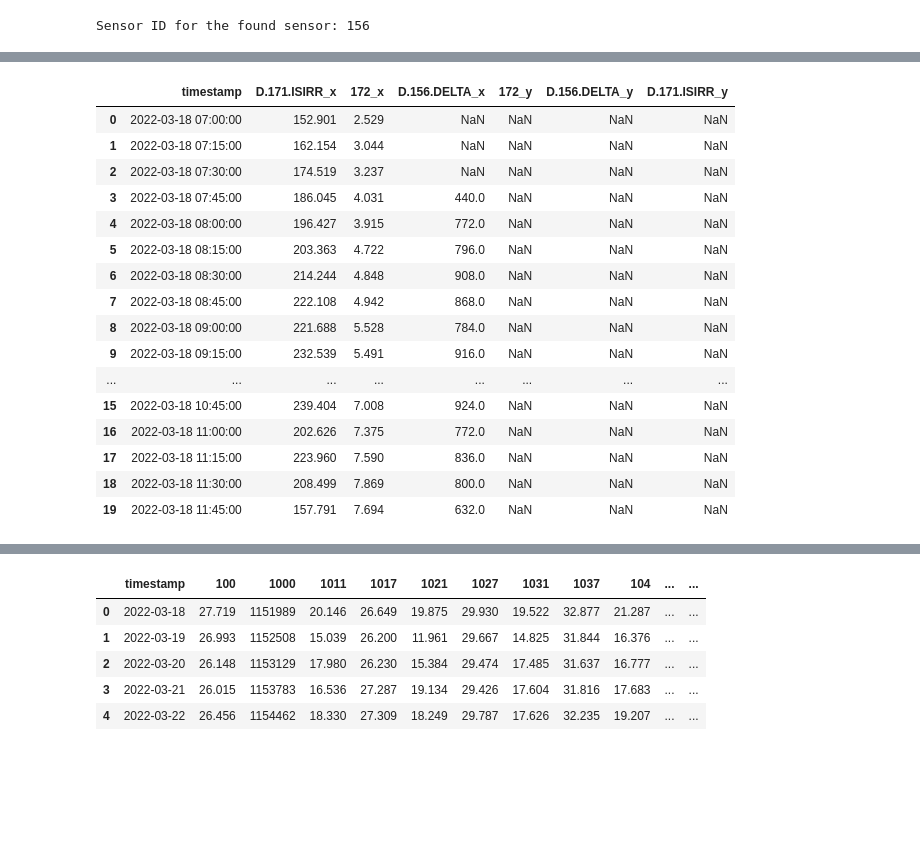
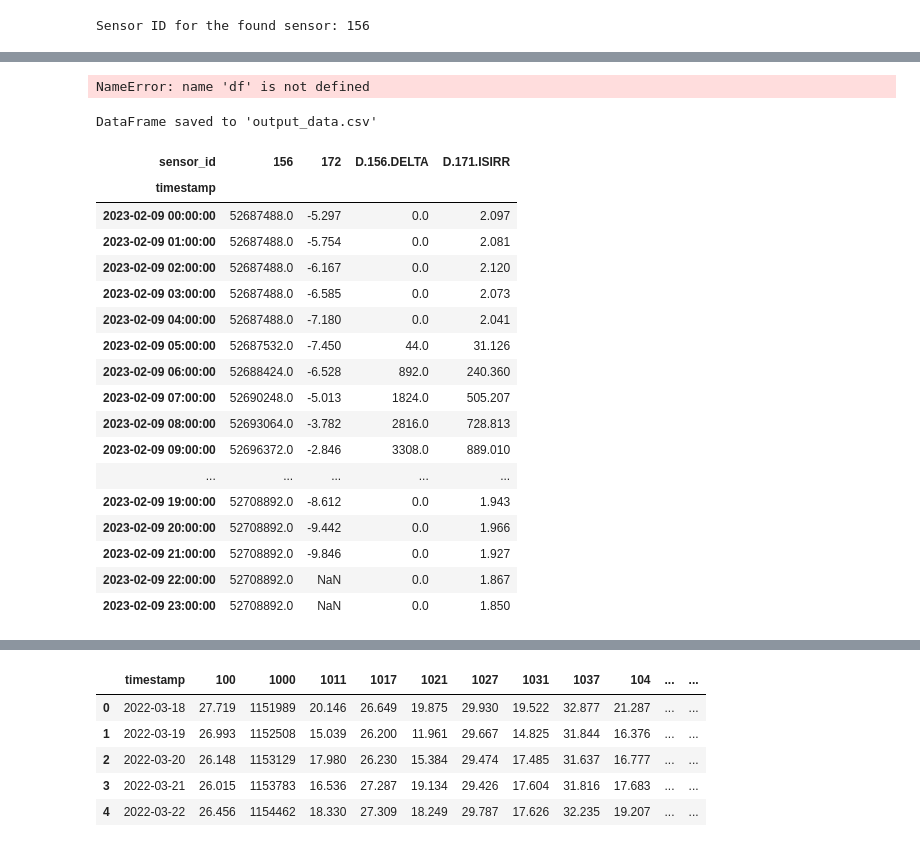
Before and after one commit to cmrafatg/auto-ml_Preprocessing, a Jupyter notebook: P1130.ipynb, the cells around one changed output, grey strips where cells are left out. Cells and saved outputs as stored; diff of their text form; code cells hidden in the pictures; blank space fills up the shorter version.

```diff
--- a/P1130.ipynb
+++ b/P1130.ipynb
@@ -796,0 +762,9 @@ MergeError: Passing 'suffixes' which cause duplicate columns {'172_x'} is not al
+# %%
+import pandas as pd
+
+# Load the CSV file into a DataFrame
+file_path = "/Users/rafaelcrismar/Desktop/auto-ml_Preprocessing/dataexport_20250612T180411.csv"
+df = pd.read_csv(file_path)
+
+# Display the first few rows of the DataFrame
+print(df.head())
@@ -797,34 +789,32 @@ MergeError: Passing 'suffixes' which cause duplicate columns {'172_x'} is not al
 # %%
-df.head(20)
+df
 # %% [output]
-|  | timestamp | D.171.ISIRR_x | 172_x | D.156.DELTA_x | 172_y | D.156.DELTA_y | D.171.ISIRR_y |
-| 0 | 2022-03-18 07:00:00 | 152.901 | 2.529 | NaN | NaN | NaN | NaN |
-| 1 | 2022-03-18 07:15:00 | 162.154 | 3.044 | NaN | NaN | NaN | NaN |
-| 2 | 2022-03-18 07:30:00 | 174.519 | 3.237 | NaN | NaN | NaN | NaN |
-| 3 | 2022-03-18 07:45:00 | 186.045 | 4.031 | 440.0 | NaN | NaN | NaN |
-| 4 | 2022-03-18 08:00:00 | 196.427 | 3.915 | 772.0 | NaN | NaN | NaN |
-| 5 | 2022-03-18 08:15:00 | 203.363 | 4.722 | 796.0 | NaN | NaN | NaN |
-| 6 | 2022-03-18 08:30:00 | 214.244 | 4.848 | 908.0 | NaN | NaN | NaN |
-| 7 | 2022-03-18 08:45:00 | 222.108 | 4.942 | 868.0 | NaN | NaN | NaN |
-| 8 | 2022-03-18 09:00:00 | 221.688 | 5.528 | 784.0 | NaN | NaN | NaN |
-| 9 | 2022-03-18 09:15:00 | 232.539 | 5.491 | 916.0 | NaN | NaN | NaN |
-| ... | ... | ... | ... | ... | ... | ... | ... |
-| 15 | 2022-03-18 10:45:00 | 239.404 | 7.008 | 924.0 | NaN | NaN | NaN |
-| 16 | 2022-03-18 11:00:00 | 202.626 | 7.375 | 772.0 | NaN | NaN | NaN |
-| 17 | 2022-03-18 11:15:00 | 223.960 | 7.590 | 836.0 | NaN | NaN | NaN |
-| 18 | 2022-03-18 11:30:00 | 208.499 | 7.869 | 800.0 | NaN | NaN | NaN |
-| 19 | 2022-03-18 11:45:00 | 157.791 | 7.694 | 632.0 | NaN | NaN | NaN |
+NameError: name 'df' is not defined
-# %%
-# Transform the data into a DataFrame
-for sensor_id, sensor_data in data.items():
-    if not sensor_data:
-        no_data_sensors.append(sensor_id)  # Log sensors with no data
-        continue
-    sensors_with_data.append(sensor_id)  # Add sensor to the list of sensors with data
-    sensor_df = pd.DataFrame(sensor_data, columns=["timestamp", sensor_id])
-    sensor_df["timestamp"] = pd.to_datetime(sensor_df["timestamp"])  # Ensure timestamp is datetime
-    sensor_df.set_index("timestamp", inplace=True)  # Set timestamp as the index
-    if df.empty:
-        df = sensor_df
-    else:
-        df = pd.merge(df, sensor_df, left_index=True, right_index=True, how="outer")  # Merge on index
+# %%
+# Save the DataFrame to a CSV file
+df.to_csv("output_data.csv", index=True)  # Save with the index
+
+print("DataFrame saved to 'output_data.csv'")
+# %% [output]
+DataFrame saved to 'output_data.csv'
+# %%
+df.loc["2023-02-09"]
+# %% [output]
+| sensor_id | 156 | 172 | D.156.DELTA | D.171.ISIRR |
+| timestamp |  |  |  |  |
+| 2023-02-09 00:00:00 | 52687488.0 | -5.297 | 0.0 | 2.097 |
+| 2023-02-09 01:00:00 | 52687488.0 | -5.754 | 0.0 | 2.081 |
+| 2023-02-09 02:00:00 | 52687488.0 | -6.167 | 0.0 | 2.120 |
+| 2023-02-09 03:00:00 | 52687488.0 | -6.585 | 0.0 | 2.073 |
+| 2023-02-09 04:00:00 | 52687488.0 | -7.180 | 0.0 | 2.041 |
+| 2023-02-09 05:00:00 | 52687532.0 | -7.450 | 44.0 | 31.126 |
+| 2023-02-09 06:00:00 | 52688424.0 | -6.528 | 892.0 | 240.360 |
+| 2023-02-09 07:00:00 | 52690248.0 | -5.013 | 1824.0 | 505.207 |
+| 2023-02-09 08:00:00 | 52693064.0 | -3.782 | 2816.0 | 728.813 |
+| 2023-02-09 09:00:00 | 52696372.0 | -2.846 | 3308.0 | 889.010 |
+| ... | ... | ... | ... | ... |
+| 2023-02-09 19:00:00 | 52708892.0 | -8.612 | 0.0 | 1.943 |
+| 2023-02-09 20:00:00 | 52708892.0 | -9.442 | 0.0 | 1.966 |
+| 2023-02-09 21:00:00 | 52708892.0 | -9.846 | 0.0 | 1.927 |
+| 2023-02-09 22:00:00 | 52708892.0 | NaN | 0.0 | 1.867 |
+| 2023-02-09 23:00:00 | 52708892.0 | NaN | 0.0 | 1.850 |
```
Also changed, not shown: parts of 29 cells of this notebook, 2 other files.
